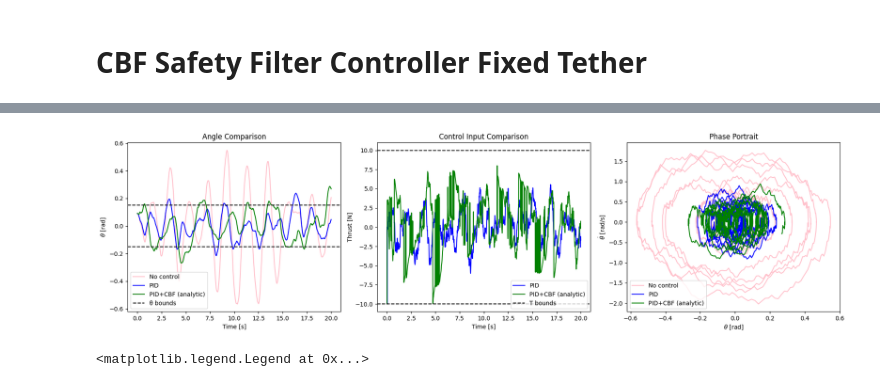
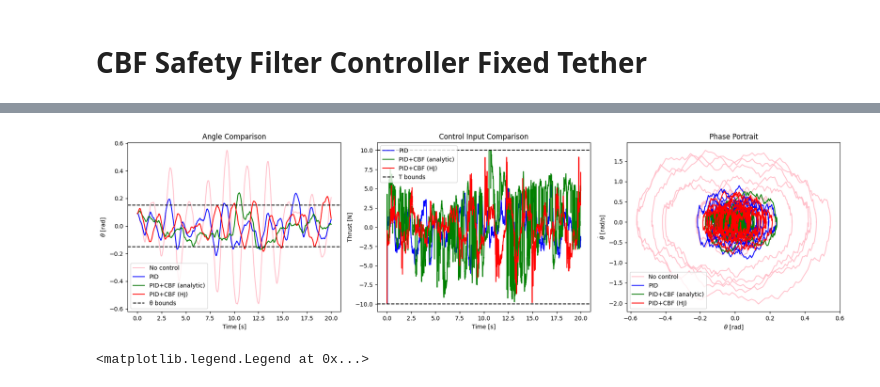
Before and after one commit to jaspermatthe/AA548-Project, a Jupyter notebook: project_QP.ipynb, the cells around one changed output, grey strips where cells are left out. Cells and saved outputs as stored; diff of their text form; code cells hidden in the pictures.

```diff
--- a/project_QP.ipynb
+++ b/project_QP.ipynb
@@ -153,7 +153,7 @@ epsilon = 0.01
 theta_unsafe_radius = theta_max  # ≈ 5°
 
 theta_bounds = 15 * jnp.pi / 180         # ~22.5°
-theta_dot_bounds = 15 * jnp.pi / 180     # ~45°/s
+theta_dot_bounds = 30 * jnp.pi / 180     # ~45°/s
 ell_min = 1
 ell_max = 100
 ell_dot_min = 0.5
@@ -774,3 +906,3 @@ SolverError: Solver 'OSQP' failed. Try another solver, or solve with verbose=Tru
 # %%
-# print("\nRunning with HJ-derived CBF...")
-# history_hj = simulate(h_hj)
+print("\nRunning with HJ-derived CBF...")
+history_hj = simulate(h_hj)
@@ -777,16 +946,16 @@ SolverError: Solver 'OSQP' failed. Try another solver, or solve with verbose=Tru
 # %%
 CBF_pid_fixed_states = history_cbf['states']
 CBF_pid_fixed_controls = history_cbf['controls']
-# CBF_hj_pid_fixed_states = history_hj['states']
-# CBF_hj_pid_fixed_controls = history_hj['controls']
+CBF_hj_pid_fixed_states = history_hj['states']
+CBF_hj_pid_fixed_controls = history_hj['controls']
 # %%
 # Time arrays
 t_noctrl = jnp.linspace(0, T_sim, xs_fixed_wind.shape[0])                  # N+1
 t_pid = jnp.linspace(0, T_sim, pid_fixed_states.shape[0])                  # N+1
 t_cbf = jnp.linspace(0, T_sim, CBF_pid_fixed_states.shape[0])              # N+1
-# t_hjcbf = jnp.linspace(0, T_sim, CBF_hj_pid_fixed_states.shape[0])         # N+1
+t_hjcbf = jnp.linspace(0, T_sim, CBF_hj_pid_fixed_states.shape[0])         # N+1
 t_controls = jnp.linspace(0, T_sim, pid_fixed_controls.shape[0])           # N
-# t_controls_hj = jnp.linspace(0, T_sim, CBF_hj_pid_fixed_controls.shape[0]) # N
+t_controls_hj = jnp.linspace(0, T_sim, CBF_hj_pid_fixed_controls.shape[0]) # N
 
 plt.figure(figsize=(18, 5))
 
@@ -795,41 +964,41 @@ plt.subplot(1, 3, 1)
 plt.plot(t_noctrl, xs_fixed_wind[:, 0], color='pink', label='No control')
 plt.plot(t_pid, pid_fixed_states[:, 0], 'b-', label='PID')
 plt.plot(t_cbf, CBF_pid_fixed_states[:, 0], 'g-', label='PID+CBF (analytic)')
-# plt.plot(t_hjcbf, CBF_hj_pid_fixed_states[:, 0], 'r-', label='PID+CBF (HJ)')
+plt.plot(t_hjcbf, CBF_hj_pid_fixed_states[:, 0], 'r-', label='PID+CBF (HJ)')
 plt.axhline(y=theta_max, color='k', linestyle='--', label='θ bounds')
 plt.axhline(y=-theta_max, color='k', linestyle='--')
 plt.xlabel('Time [s]')
 plt.ylabel(r'$\theta$ [rad]')
 plt.title('Angle Comparison')
 plt.legend()
 
 # --- 2. Control input comparison ---
 plt.subplot(1, 3, 2)
 plt.plot(t_controls, pid_fixed_controls, 'b-', label='PID')
 plt.plot(t_controls[:-1], CBF_pid_fixed_controls, 'g-', label='PID+CBF (analytic)')
-# plt.plot(t_controls_hj, CBF_hj_pid_fixed_controls, 'r-', label='PID+CBF (HJ)')
+plt.plot(t_controls_hj, CBF_hj_pid_fixed_controls, 'r-', label='PID+CBF (HJ)')
 plt.axhline(y=T_max_abs, color='k', linestyle='--', label='T bounds')
 plt.axhline(y=-T_max_abs, color='k', linestyle='--')
 plt.xlabel('Time [s]')
 plt.ylabel('Thrust [N]')
 plt.title('Control Input Comparison')
 plt.legend()
 
 # --- 3. Phase portrait (θ vs θ̇) ---
 plt.subplot(1, 3, 3)
 plt.plot(xs_fixed_wind[:, 0], xs_fixed_wind[:, 1], color='pink', label='No control')
 plt.plot(pid_fixed_states[:, 0], pid_fixed_states[:, 1], 'b-', label='PID')
 plt.plot(CBF_pid_fixed_states[:, 0], CBF_pid_fixed_states[:, 1], 'g-', label='PID+CBF (analytic)')
-# plt.plot(CBF_hj_pid_fixed_states[:, 0], CBF_hj_pid_fixed_states[:, 1], 'r-', label='PID+CBF (HJ)')
+plt.plot(CBF_hj_pid_fixed_states[:, 0], CBF_hj_pid_fixed_states[:, 1], 'r-', label='PID+CBF (HJ)')
 plt.xlabel(r'$\theta$ [rad]')
 plt.ylabel(r'$\dot{\theta}$ [rad/s]')
 plt.title('Phase Portrait')
 plt.legend()
 
 plt.tight_layout()
 plt.show()
 # %% [output]
-[figure, old version]
+[figure, new version]
 # %%
 plt.figure(figsize=(12, 6))
 plt.plot(t_noctrl, xs_fixed_wind[:, 0], color='pink', label='No control')
```
Also changed, not shown: parts of 6 cells of this notebook, 1 other file.
